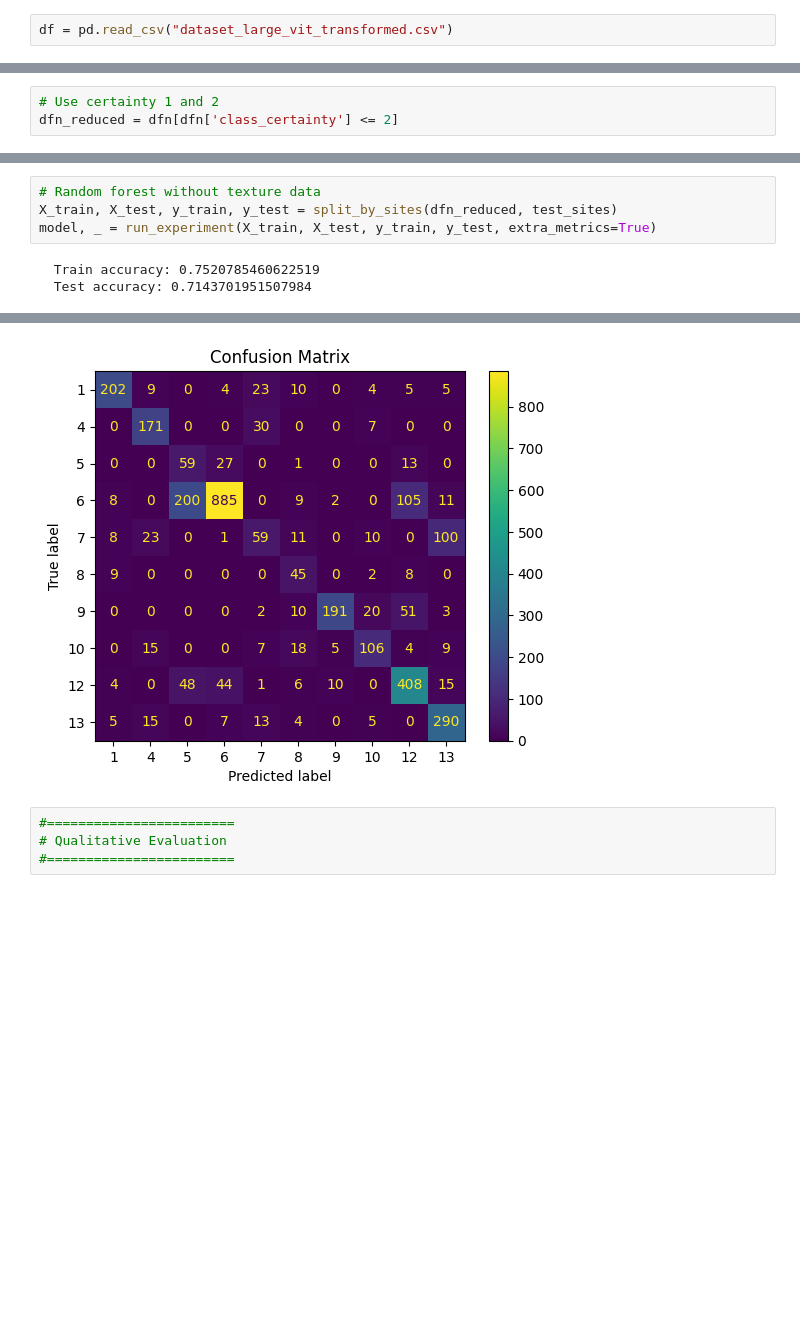
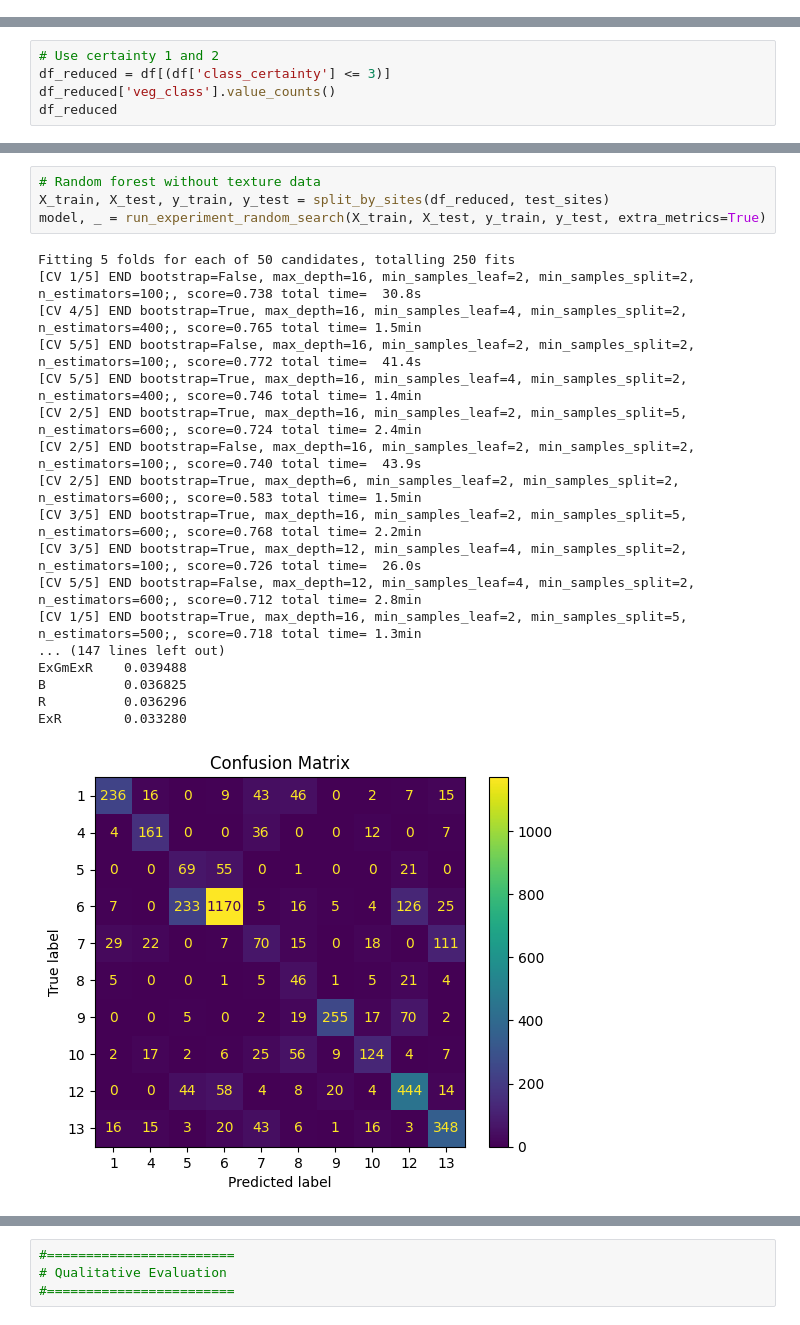
Before and after one commit to mbb25/genericRF_NWT, a Jupyter notebook: 3_training_and_inference.ipynb, the cells around one changed output, grey strips where cells are left out. Saved outputs shown, nothing was run; the diff lists cells and outputs as text; blank space fills up the shorter version.

```diff
--- a/3_training_and_inference.ipynb
+++ b/3_training_and_inference.ipynb
@@ -94,2 +207,0 @@ def run_experiment(X_train, X_test, y_train, y_test, extra_metrics=False):
-# %%
-df = pd.read_csv("dataset_large_vit_transformed.csv")
@@ -99,3 +250,5 @@ dfn, _ = split_by_columns(df, chicken_columns)
 # %%
 # Use certainty 1 and 2
-dfn_reduced = dfn[dfn['class_certainty'] <= 2]
+df_reduced = df[(df['class_certainty'] <= 3)]
+df_reduced['veg_class'].value_counts()
+df_reduced
@@ -102,7 +269,23 @@ dfn_reduced = dfn[dfn['class_certainty'] <= 2]
 # %%
 # Random forest without texture data
-X_train, X_test, y_train, y_test = split_by_sites(dfn_reduced, test_sites)
-model, _ = run_experiment(X_train, X_test, y_train, y_test, extra_metrics=True)
+X_train, X_test, y_train, y_test = split_by_sites(df_reduced, test_sites)
+model, _ = run_experiment_random_search(X_train, X_test, y_train, y_test, extra_metrics=True)
 # %% [output]
-  Train accuracy: 0.7520785460622519
-  Test accuracy: 0.7143701951507984
+Fitting 5 folds for each of 50 candidates, totalling 250 fits
+[CV 1/5] END bootstrap=False, max_depth=16, min_samples_leaf=2, min_samples_split=2, n_estimators=100;, score=0.738 total time=  30.8s
+[CV 4/5] END bootstrap=True, max_depth=16, min_samples_leaf=4, min_samples_split=2, n_estimators=400;, score=0.765 total time= 1.5min
+[CV 5/5] END bootstrap=False, max_depth=16, min_samples_leaf=2, min_samples_split=2, n_estimators=100;, score=0.772 total time=  41.4s
+[CV 5/5] END bootstrap=True, max_depth=16, min_samples_leaf=4, min_samples_split=2, n_estimators=400;, score=0.746 total time= 1.4min
+[CV 2/5] END bootstrap=True, max_depth=16, min_samples_leaf=2, min_samples_split=5, n_estimators=600;, score=0.724 total time= 2.4min
+[CV 2/5] END bootstrap=False, max_depth=16, min_samples_leaf=2, min_samples_split=2, n_estimators=100;, score=0.740 total time=  43.9s
+[CV 2/5] END bootstrap=True, max_depth=6, min_samples_leaf=2, min_samples_split=2, n_estimators=600;, score=0.583 total time= 1.5min
+[CV 3/5] END bootstrap=True, max_depth=16, min_samples_leaf=2, min_samples_split=5, n_estimators=600;, score=0.768 total time= 2.2min
+[CV 3/5] END bootstrap=True, max_depth=12, min_samples_leaf=4, min_samples_split=2, n_estimators=100;, score=0.726 total time=  26.0s
+[CV 5/5] END bootstrap=False, max_depth=12, min_samples_leaf=4, min_samples_split=2, n_estimators=600;, score=0.712 total time= 2.8min
+[CV 1/5] END bootstrap=True, max_depth=16, min_samples_leaf=2, min_samples_split=5, n_estimators=500;, score=0.718 total time= 1.3min
+... (147 lines left out)
+ExGmExR    0.039488
+B          0.036825
+R          0.036296
+ExR        0.033280
+[figure, new version]
@@ -126,4 +309,3 @@ ExR        0.021360
-[figure, old version]
 # %%
 #========================
 # Qualitative Evaluation
```
Also changed, not shown: parts of 26 cells of this notebook, 3 other files.
